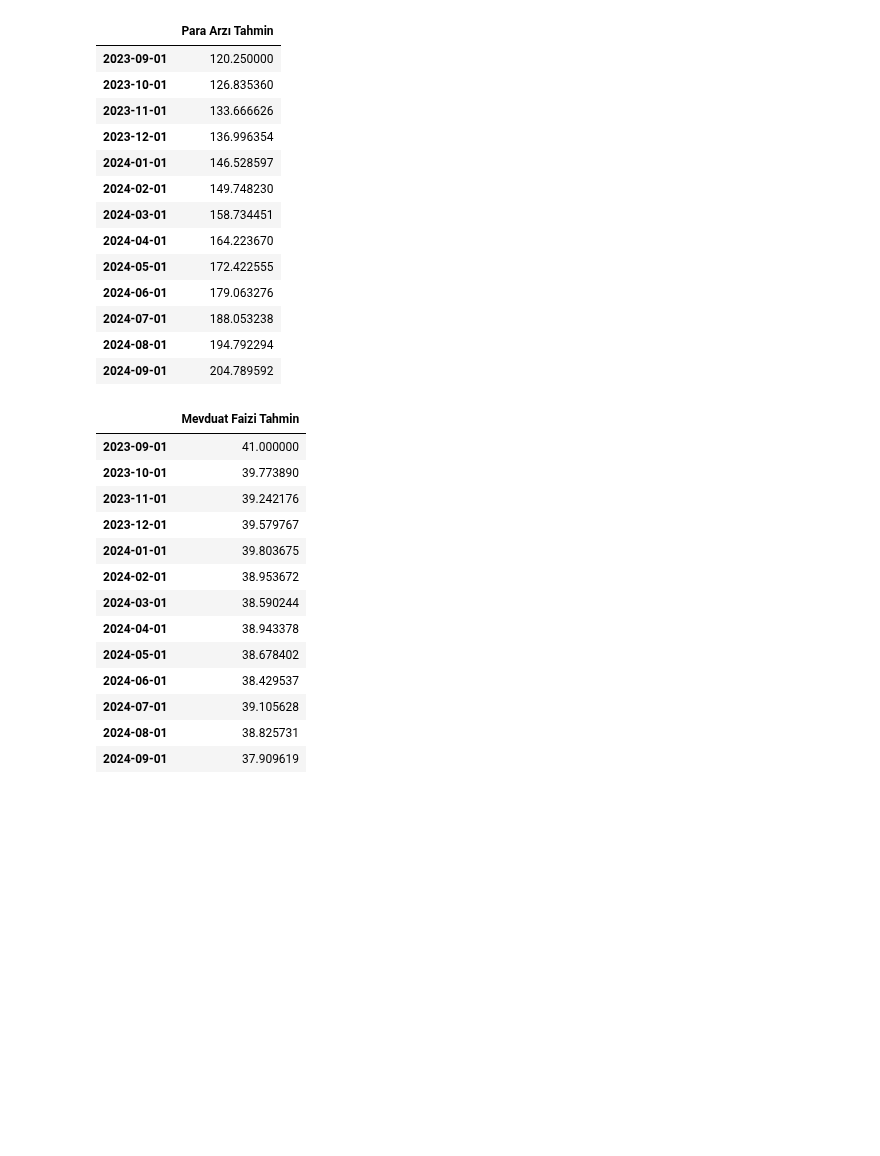
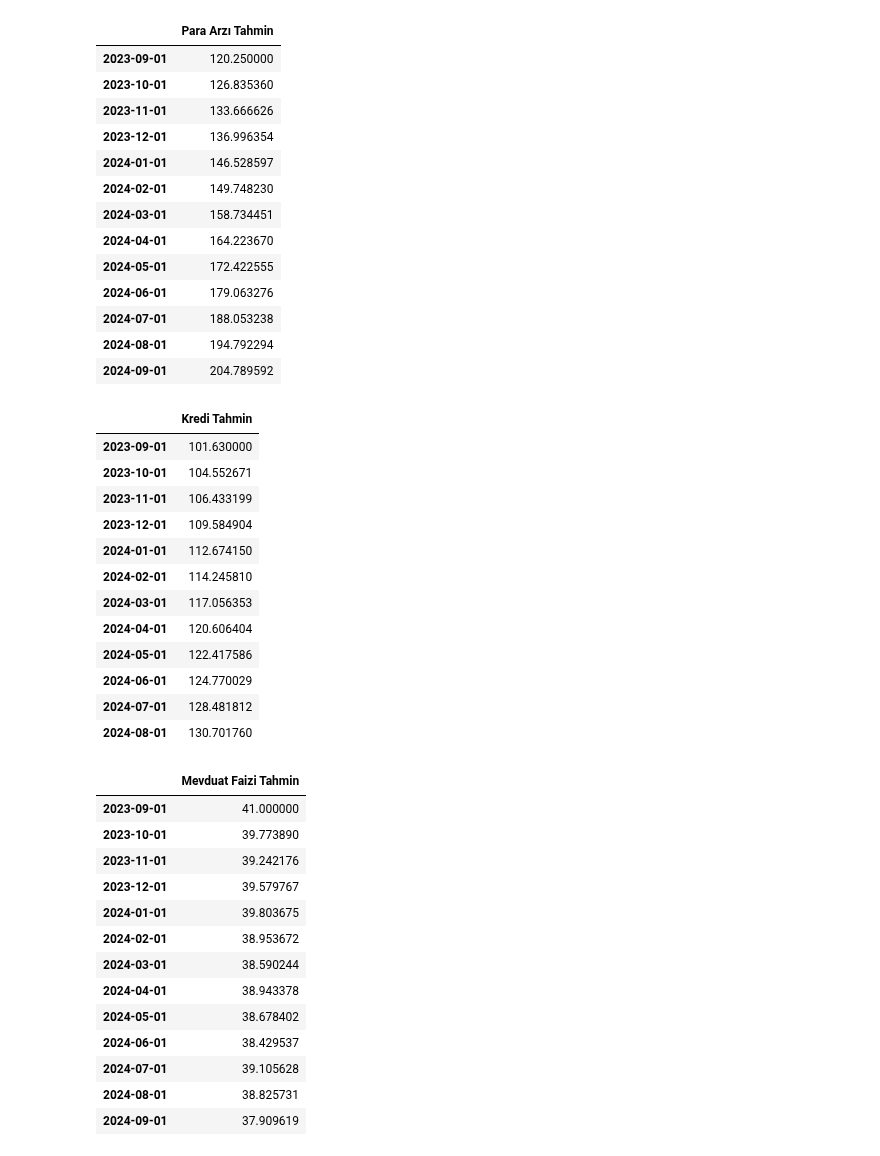
Before and after one commit to kaboya19/InflationForecast, a Jupyter notebook: InflationForecast.ipynb, the cells around one changed output. Cells and saved outputs as stored; diff of their text form; code cells hidden in the pictures; blank space fills up the shorter version.

```diff
--- a/InflationForecast.ipynb
+++ b/InflationForecast.ipynb
@@ -637,6 +637,35 @@ paraarzitahmin
 | 2024-07-01 | 188.053238 |
 | 2024-08-01 | 194.792294 |
 | 2024-09-01 | 204.789592 |
+# %%
+# En uygun parametrelerle ARIMA modelini eğitme
+optimal_model = ARIMA(df3["Kredi"], order=(4,3,4))
+optimal_model_fit = optimal_model.fit()
+
+# Gelecek 12 ay için tahmin yapma
+optimal_future_forecast = optimal_model_fit.forecast(steps=11)
+optimal_future_predictions = optimal_future_forecast.values
+
+optimal_future_predictions = pd.DataFrame(optimal_future_predictions,index=pd.date_range('2023-10-01', periods=11, freq='M'))
+kreditahmin=pd.DataFrame({101.63},index=["2023-09-01"])
+kreditahmin=pd.concat([kreditahmin,optimal_future_predictions],axis=0)
+kreditahmin.columns=["Kredi Tahmin"]
+kreditahmin=kreditahmin.set_index(pd.date_range('2023-09-01','2024-09-01' , freq='1M')-pd.offsets.MonthBegin(1))
+kreditahmin
+# %% [output]
+|  | Kredi Tahmin |
+| 2023-09-01 | 101.630000 |
+| 2023-10-01 | 104.552671 |
+| 2023-11-01 | 106.433199 |
+| 2023-12-01 | 109.584904 |
+| 2024-01-01 | 112.674150 |
+| 2024-02-01 | 114.245810 |
+| 2024-03-01 | 117.056353 |
+| 2024-04-01 | 120.606404 |
+| 2024-05-01 | 122.417586 |
+| 2024-06-01 | 124.770029 |
+| 2024-07-01 | 128.481812 |
+| 2024-08-01 | 130.701760 |
 # %%
 from statsmodels.tsa.statespace.sarimax import SARIMAX
 optimal_model = SARIMAX(mfaiz, seasonal_order=(2,1,2,12))
```
Also changed, not shown: parts of 8 cells of this notebook.
